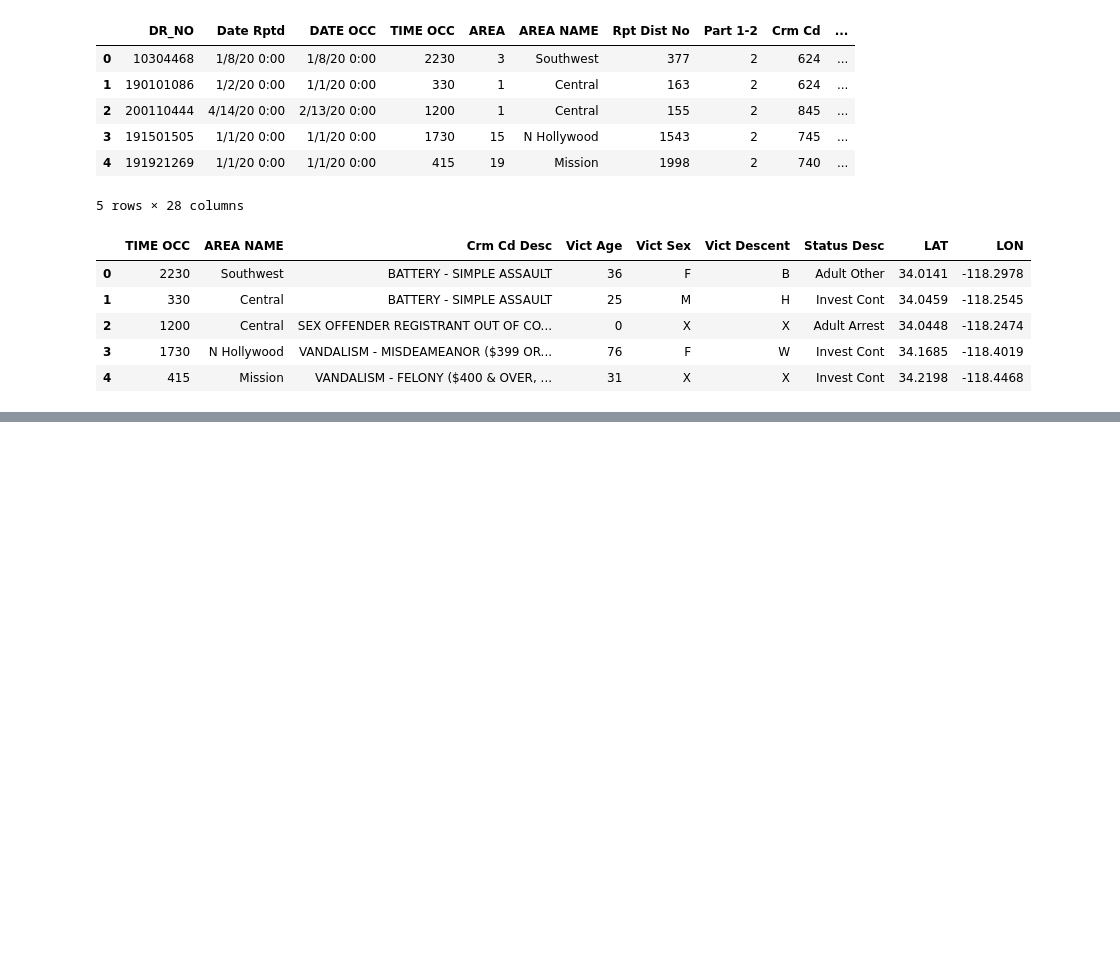
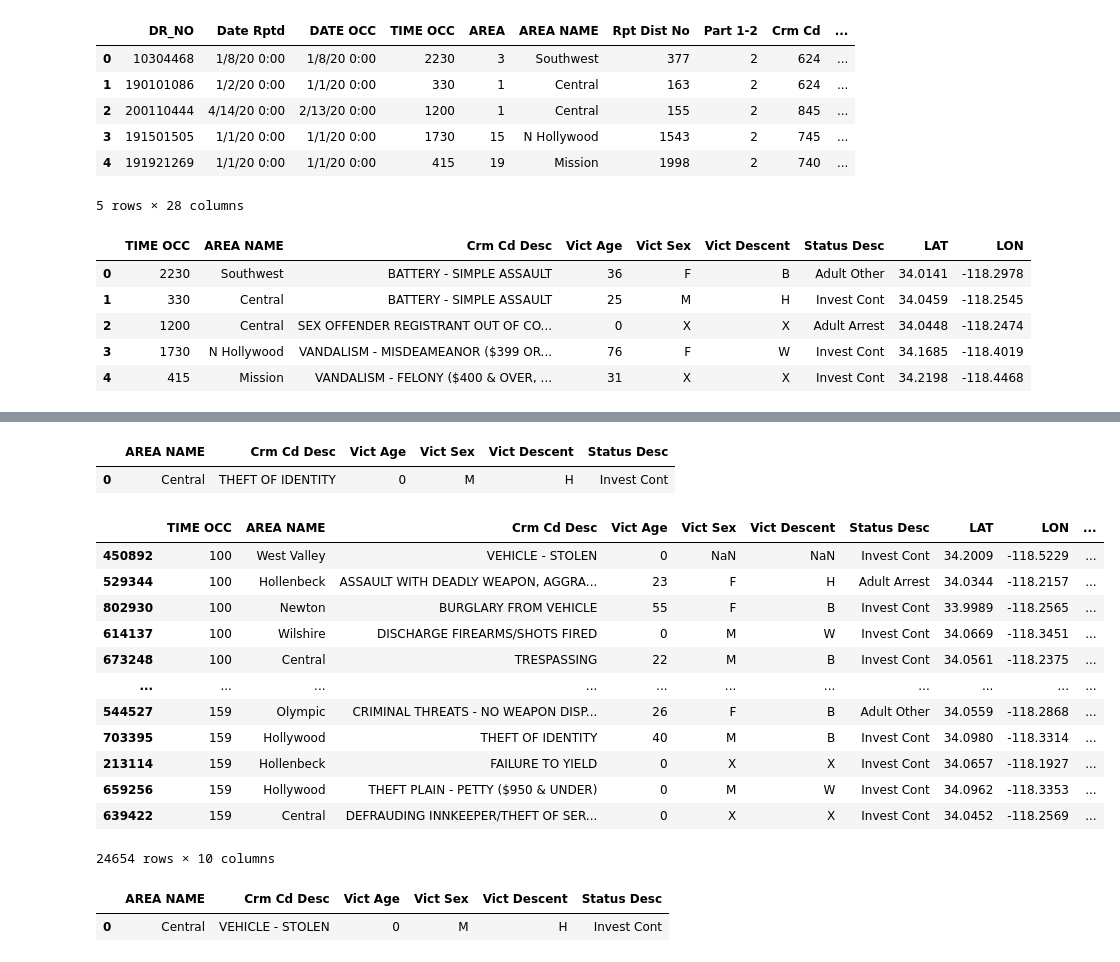
Before and after one commit to Cookees81/CityofAngels, a Jupyter notebook: Teresa/Teresa_Analysis.ipynb, the cells around one changed output, grey strips where cells are left out. Cells and saved outputs as stored; diff of their text form; code cells hidden in the pictures; blank space fills up the shorter version.

```diff
--- a/Teresa/Teresa_Analysis.ipynb
+++ b/Teresa/Teresa_Analysis.ipynb
@@ -93,0 +204,31 @@ crime_time
+# %%
+doubleo_summary = pd.DataFrame(time_doubleohund[["AREA NAME", "Crm Cd Desc", "Vict Age", "Vict Sex", "Vict Descent",
+                                              "Status Desc"]].mode())
+doubleo_summary
+# %% [output]
+|  | AREA NAME | Crm Cd Desc | Vict Age | Vict Sex | Vict Descent | Status Desc |
+| 0 | Central | THEFT OF IDENTITY | 0 | M | H | Invest Cont |
+# %%
+time_onehund = crime_timesummary.loc[crime_timesummary['Hour']=="0100"]
+time_onehund
+# %% [output]
+|  | TIME OCC | AREA NAME | Crm Cd Desc | Vict Age | Vict Sex | Vict Descent | Status Desc | LAT | LON | ... |
+| 450892 | 100 | West Valley | VEHICLE - STOLEN | 0 | NaN | NaN | Invest Cont | 34.2009 | -118.5229 | ... |
+| 529344 | 100 | Hollenbeck | ASSAULT WITH DEADLY WEAPON, AGGRA... | 23 | F | H | Adult Arrest | 34.0344 | -118.2157 | ... |
+| 802930 | 100 | Newton | BURGLARY FROM VEHICLE | 55 | F | B | Invest Cont | 33.9989 | -118.2565 | ... |
+| 614137 | 100 | Wilshire | DISCHARGE FIREARMS/SHOTS FIRED | 0 | M | W | Invest Cont | 34.0669 | -118.3451 | ... |
+| 673248 | 100 | Central | TRESPASSING | 22 | M | B | Invest Cont | 34.0561 | -118.2375 | ... |
+| ... | ... | ... | ... | ... | ... | ... | ... | ... | ... | ... |
+| 544527 | 159 | Olympic | CRIMINAL THREATS - NO WEAPON DISP... | 26 | F | B | Adult Other | 34.0559 | -118.2868 | ... |
+| 703395 | 159 | Hollywood | THEFT OF IDENTITY | 40 | M | B | Invest Cont | 34.0980 | -118.3314 | ... |
+| 213114 | 159 | Hollenbeck | FAILURE TO YIELD | 0 | X | X | Invest Cont | 34.0657 | -118.1927 | ... |
+| 659256 | 159 | Hollywood | THEFT PLAIN - PETTY ($950 & UNDER) | 0 | M | W | Invest Cont | 34.0962 | -118.3353 | ... |
+| 639422 | 159 | Central | DEFRAUDING INNKEEPER/THEFT OF SER... | 0 | X | X | Invest Cont | 34.0452 | -118.2569 | ... |
+24654 rows × 10 columns
+# %%
+one_summary = pd.DataFrame(time_onehund[["AREA NAME", "Crm Cd Desc", "Vict Age", "Vict Sex", "Vict Descent",
+                                              "Status Desc"]].mode())
+one_summary
+# %% [output]
+|  | AREA NAME | Crm Cd Desc | Vict Age | Vict Sex | Vict Descent | Status Desc |
+| 0 | Central | VEHICLE - STOLEN | 0 | M | H | Invest Cont |
```
Also changed, not shown: parts of 56 cells of this notebook, 1 other file.
